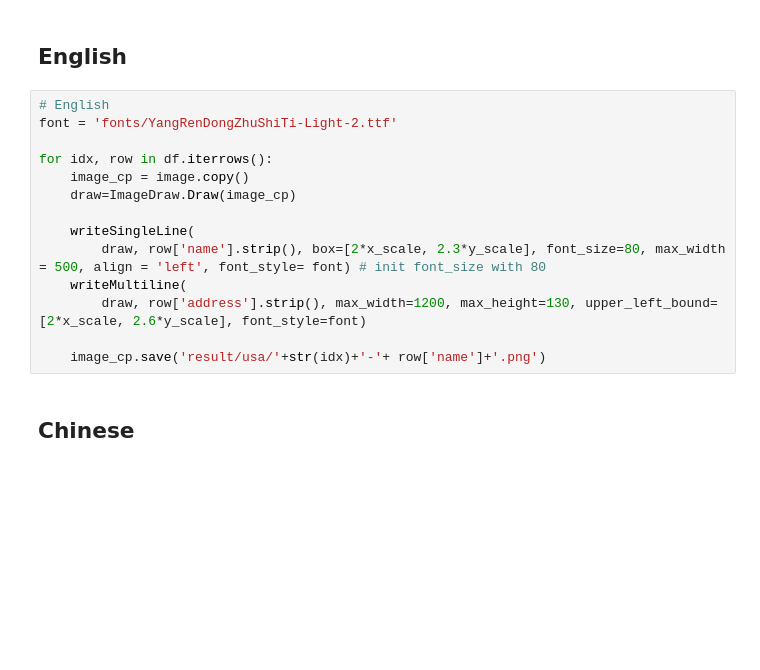
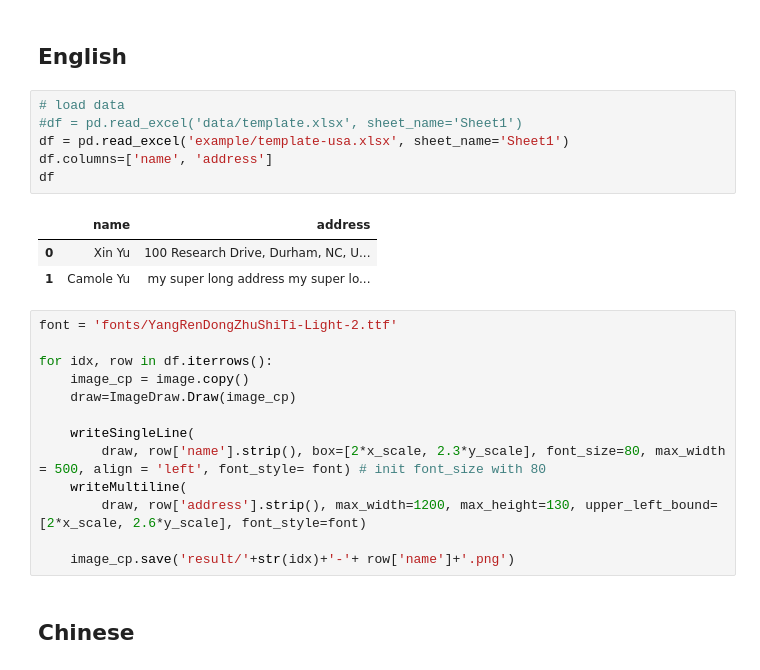
Before and after one commit to xinyu-dev/general-image-processing, a Jupyter notebook: new-year-card/new-year-card-back.ipynb, the cells around one changed output. Drawn from its saved outputs; the diff is of its cells as text; blank space fills up the shorter version.

```diff
--- a/new-year-card/new-year-card-back.ipynb
+++ b/new-year-card/new-year-card-back.ipynb
@@ -134,8 +121,17 @@ x_scale, y_scale = int(image.size[0]/x), int(image.size[1]/y)
 When using different fonts, adjust `max_w` in `writeSingleLine()` function, and `max_width`, `max_height` in `writeMultiline()` function.
 # %% [markdown]
 ## English
+# %%
+# load data
+#df = pd.read_excel('data/template.xlsx', sheet_name='Sheet1')
+df = pd.read_excel('example/template-usa.xlsx', sheet_name='Sheet1')
+df.columns=['name', 'address']
+df
+# %% [output]
+|  | name | address |
+| 0 | Xin Yu | 100 Research Drive, Durham, NC, U... |
+| 1 | Camole Yu | my super long address my super lo... |
 # %%
-# English
 font = 'fonts/YangRenDongZhuShiTi-Light-2.ttf'
 
 for idx, row in df.iterrows():
@@ -147,6 +143,6 @@ for idx, row in df.iterrows():
     writeMultiline(
         draw, row['address'].strip(), max_width=1200, max_height=130, upper_left_bound=[2*x_scale, 2.6*y_scale], font_style=font)
 
-    image_cp.save('result/usa/'+str(idx)+'-'+ row['name']+'.png')
+    image_cp.save('result/'+str(idx)+'-'+ row['name']+'.png')
 # %% [markdown]
 ## Chinese
```
Also changed, not shown: parts of 5 cells of this notebook, 7 other files.
